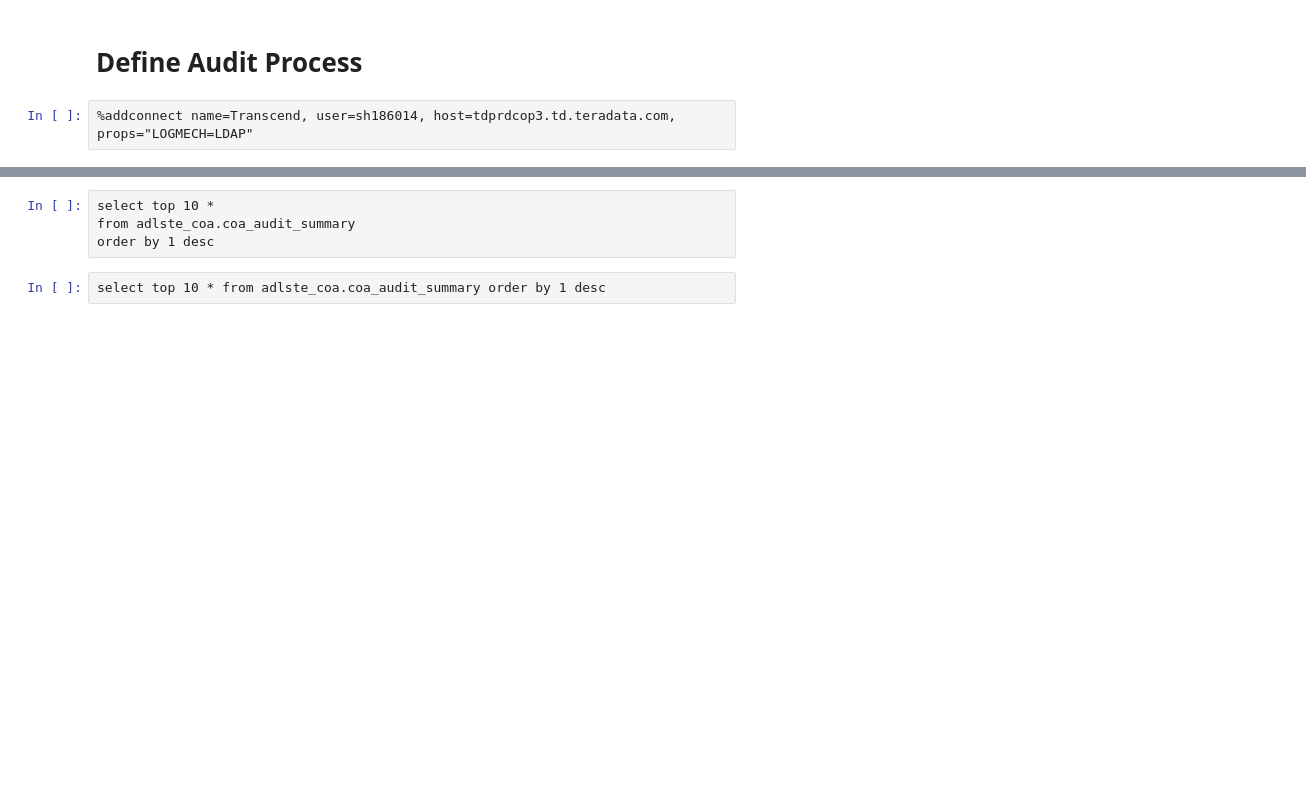
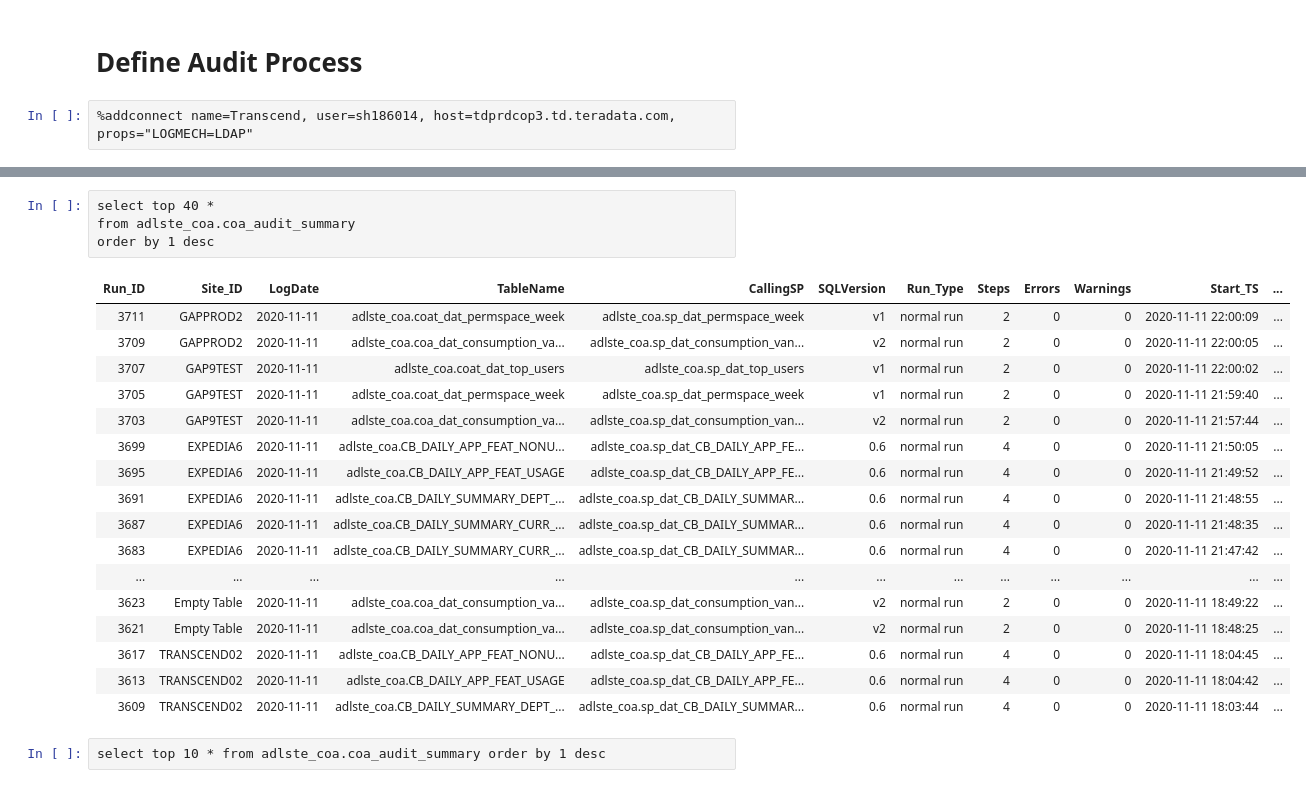
Before and after one commit to tdcoa/sql, a Jupyter notebook: datamodel/audit_process.ipynb, the cells around one changed output, grey strips where cells are left out. Saved outputs shown, nothing was run; the diff lists cells and outputs as text; blank space fills up the shorter version.

```diff
--- a/datamodel/audit_process.ipynb
+++ b/datamodel/audit_process.ipynb
@@ -7,7 +10,25 @@
 # %%
-select top 10 *
+select top 40 *
 from adlste_coa.coa_audit_summary
 order by 1 desc
+# %% [output]
+| Run_ID | Site_ID | LogDate | TableName | CallingSP | SQLVersion | Run_Type | Steps | Errors | Warnings | Start_TS | ... |
+| 3711 | GAPPROD2 | 2020-11-11 | adlste_coa.coat_dat_permspace_week | adlste_coa.sp_dat_permspace_week | v1 | normal run | 2 | 0 | 0 | 2020-11-11 22:00:09 | ... |
+| 3709 | GAPPROD2 | 2020-11-11 | adlste_coa.coa_dat_consumption_va... | adlste_coa.sp_dat_consumption_van... | v2 | normal run | 2 | 0 | 0 | 2020-11-11 22:00:05 | ... |
+| 3707 | GAP9TEST | 2020-11-11 | adlste_coa.coat_dat_top_users | adlste_coa.sp_dat_top_users | v1 | normal run | 2 | 0 | 0 | 2020-11-11 22:00:02 | ... |
+| 3705 | GAP9TEST | 2020-11-11 | adlste_coa.coat_dat_permspace_week | adlste_coa.sp_dat_permspace_week | v1 | normal run | 2 | 0 | 0 | 2020-11-11 21:59:40 | ... |
+| 3703 | GAP9TEST | 2020-11-11 | adlste_coa.coa_dat_consumption_va... | adlste_coa.sp_dat_consumption_van... | v2 | normal run | 2 | 0 | 0 | 2020-11-11 21:57:44 | ... |
+| 3699 | EXPEDIA6 | 2020-11-11 | adlste_coa.CB_DAILY_APP_FEAT_NONU... | adlste_coa.sp_dat_CB_DAILY_APP_FE... | 0.6 | normal run | 4 | 0 | 0 | 2020-11-11 21:50:05 | ... |
+| 3695 | EXPEDIA6 | 2020-11-11 | adlste_coa.CB_DAILY_APP_FEAT_USAGE | adlste_coa.sp_dat_CB_DAILY_APP_FE... | 0.6 | normal run | 4 | 0 | 0 | 2020-11-11 21:49:52 | ... |
+| 3691 | EXPEDIA6 | 2020-11-11 | adlste_coa.CB_DAILY_SUMMARY_DEPT_... | adlste_coa.sp_dat_CB_DAILY_SUMMAR... | 0.6 | normal run | 4 | 0 | 0 | 2020-11-11 21:48:55 | ... |
+| 3687 | EXPEDIA6 | 2020-11-11 | adlste_coa.CB_DAILY_SUMMARY_CURR_... | adlste_coa.sp_dat_CB_DAILY_SUMMAR... | 0.6 | normal run | 4 | 0 | 0 | 2020-11-11 21:48:35 | ... |
+| 3683 | EXPEDIA6 | 2020-11-11 | adlste_coa.CB_DAILY_SUMMARY_CURR_... | adlste_coa.sp_dat_CB_DAILY_SUMMAR... | 0.6 | normal run | 4 | 0 | 0 | 2020-11-11 21:47:42 | ... |
+| ... | ... | ... | ... | ... | ... | ... | ... | ... | ... | ... | ... |
+| 3623 | Empty Table | 2020-11-11 | adlste_coa.coa_dat_consumption_va... | adlste_coa.sp_dat_consumption_van... | v2 | normal run | 2 | 0 | 0 | 2020-11-11 18:49:22 | ... |
+| 3621 | Empty Table | 2020-11-11 | adlste_coa.coa_dat_consumption_va... | adlste_coa.sp_dat_consumption_van... | v2 | normal run | 2 | 0 | 0 | 2020-11-11 18:48:25 | ... |
+| 3617 | TRANSCEND02 | 2020-11-11 | adlste_coa.CB_DAILY_APP_FEAT_NONU... | adlste_coa.sp_dat_CB_DAILY_APP_FE... | 0.6 | normal run | 4 | 0 | 0 | 2020-11-11 18:04:45 | ... |
+| 3613 | TRANSCEND02 | 2020-11-11 | adlste_coa.CB_DAILY_APP_FEAT_USAGE | adlste_coa.sp_dat_CB_DAILY_APP_FE... | 0.6 | normal run | 4 | 0 | 0 | 2020-11-11 18:04:42 | ... |
+| 3609 | TRANSCEND02 | 2020-11-11 | adlste_coa.CB_DAILY_SUMMARY_DEPT_... | adlste_coa.sp_dat_CB_DAILY_SUMMAR... | 0.6 | normal run | 4 | 0 | 0 | 2020-11-11 18:03:44 | ... |
 # %%
 select top 10 * from adlste_coa.coa_audit_summary order by 1 desc
 # %%
```
Also changed, not shown: parts of 5 cells of this notebook, 6 other files.
